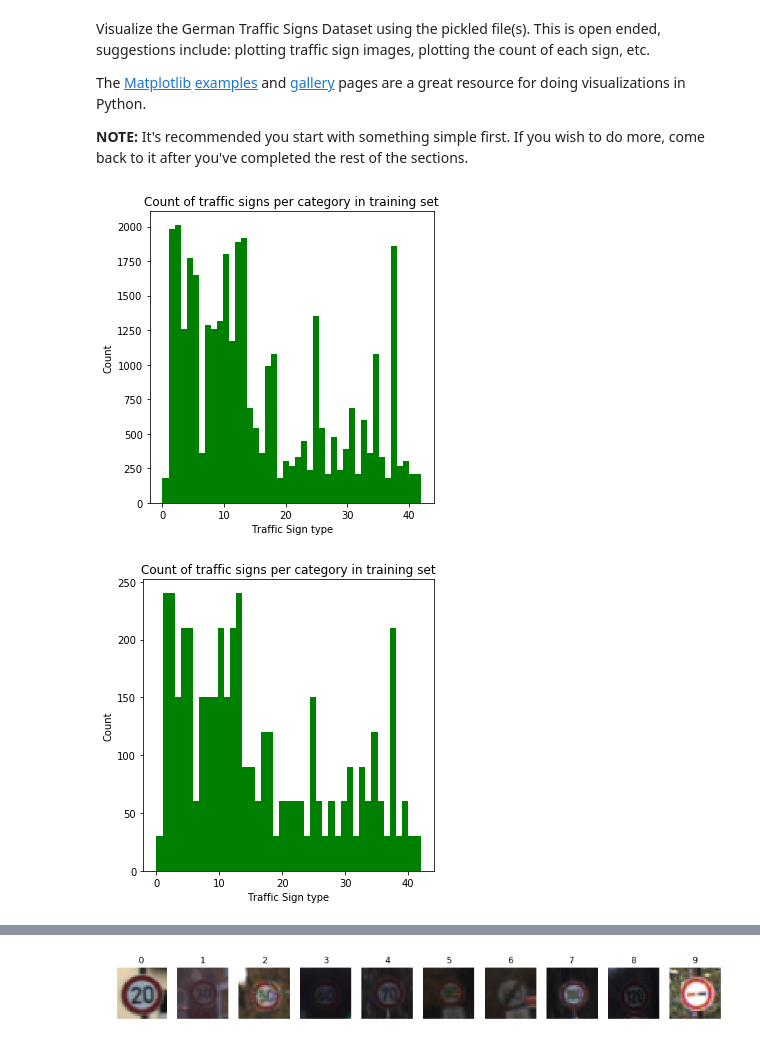
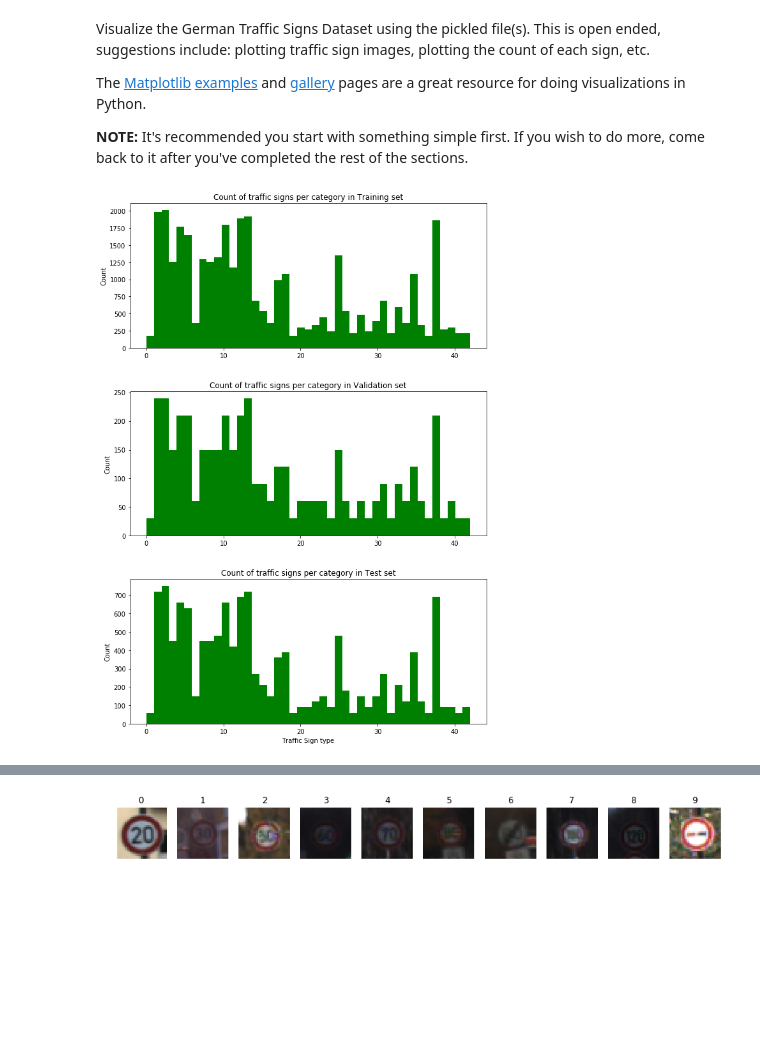
Before and after one commit to umangsa/CarND-Traffic-Sign-classification, a Jupyter notebook: Traffic_Sign_Classifier.ipynb, the cells around one changed output, grey strips where cells are left out. Cells and saved outputs as stored; diff of their text form; code cells hidden in the pictures; blank space fills up the shorter version.

Commit message:
training robust at 94% accuracy

```diff
--- a/Traffic_Sign_Classifier.ipynb
+++ b/Traffic_Sign_Classifier.ipynb
@@ -104,38 +105,26 @@ sign_category = y_train[index]
 # Get the name of the sign from the signnames file
 sign_name = linecache.getline("signnames.csv", sign_category+2)
 # %%
-# Plot histogram to show count of signs per category in the training set
-fig, ax = plt.subplots(figsize=(5, 5))
+# Plot histogram to show count of signs per category in the training, validation and test set
+
+f, (ax1, ax2, ax3) = plt.subplots(3, 1, figsize=(10,15))
 
 # the histogram of the data
-n, bins, patches = ax.hist(y_train, bins=n_classes, normed=0, facecolor='g')
+n, bins, patches = ax1.hist(y_train, bins=n_classes, normed=0, facecolor='g')
+n, bins, patches = ax2.hist(y_valid, bins=n_classes, normed=0, facecolor='g')
+n, bins, patches = ax3.hist(y_test, bins=n_classes, normed=0, facecolor='g')
 
-ax.set_xlabel('Traffic Sign type')
-ax.set_ylabel('Count')
-ax.set_title(r'Count of traffic signs per category in training set')
-#ax.tick_params(direction='out', length=6, width=1, colors='r')
-#ax.set_xticks(bins)
-#ax.set_xticks(n_classes)
-# Tweak spacing to prevent clipping of ylabel
-fig.tight_layout()
+ax1.set_ylabel('Count')
+ax1.set_title(r'Count of traffic signs per category in Training set')
+
+ax2.set_title(r'Count of traffic signs per category in Validation set')
+ax2.set_ylabel('Count')
+
+ax3.set_title(r'Count of traffic signs per category in Test set')
+ax3.set_ylabel('Count')
+ax3.set_xlabel('Traffic Sign type')
+
+f.subplots_adjust(hspace=0.3)
 plt.show()
 # %% [output]
-[figure, old version]
+[figure, new version]
-# %%
-# Plot histogram to show count of signs per category in the training set
-fig, ax = plt.subplots(figsize=(5, 5))
-
-# the histogram of the data
-n, bins, patches = ax.hist(y_valid, bins=n_classes, normed=0, facecolor='g')
-
-ax.set_xlabel('Traffic Sign type')
-ax.set_ylabel('Count')
-ax.set_title(r'Count of traffic signs per category in training set')
-#ax.tick_params(direction='out', length=6, width=1, colors='r')
-#ax.set_xticks(bins)
-#ax.set_xticks(n_classes)
-# Tweak spacing to prevent clipping of ylabel
-fig.tight_layout()
-plt.show()
-# %% [output]
-[figure, removed]
```
Also changed, not shown: parts of 13 cells of this notebook.
